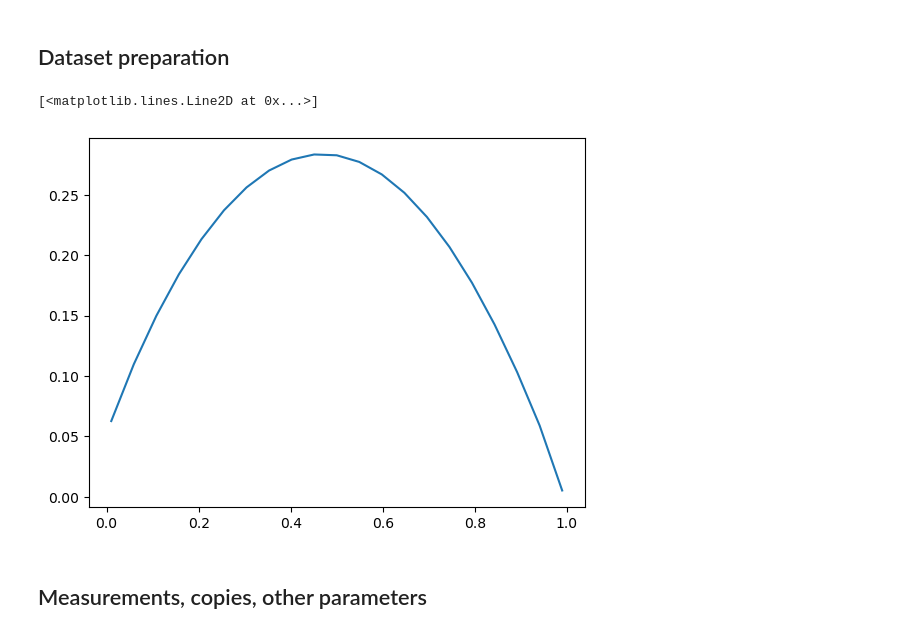
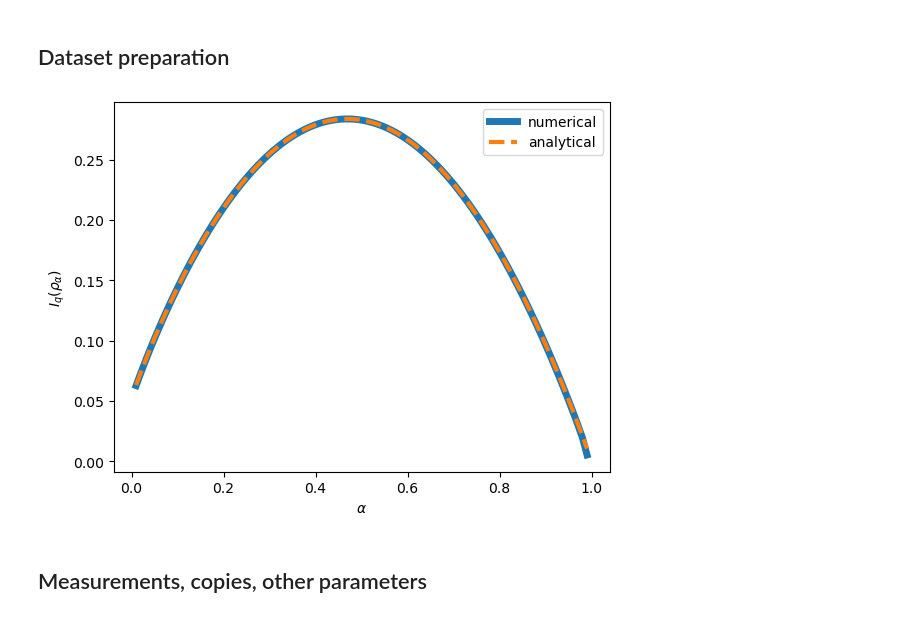
Before and after one commit to kardashin/qcnn-var, a Jupyter notebook: lin_comb-jax.ipynb, the cells around one changed output. Saved outputs shown, nothing was run; the diff lists cells and outputs as text; code cells hidden in the pictures.

```diff
--- a/lin_comb-jax.ipynb
+++ b/lin_comb-jax.ipynb
@@ -51,41 +97,46 @@ dp = 0.01
 a = 0
 b = 1
 T = 10
-V = 21
+V = 100
 
 d = 2**n_inp
 # U = unitary_group.rvs(d); U_info = "random"
 U = jnp.eye(d); U_info = "identity"
 
 ghz_p = jnp.array([1] + [0]*(d - 2) + [1])/jnp.sqrt(2); ghz_p =jnp.outer(ghz_p, ghz_p.conj())
 ghz_m = jnp.array([1] + [0]*(d - 2) + [-1])/jnp.sqrt(2); ghz_m =jnp.outer(ghz_m, ghz_m.conj())
 
 labels_train = jnp.linspace(a + eps, b - eps, T)
 dms_train = []
 dms_der_train = []
 for i in range(T):
     # dm = U@diag([p, 1 - p] + [0]*(d - 2))@U.conj().T
     dm = p*ghz_p + (1 - p)*ghz_m ; dm_info = "ghz_pm"
     dms_train.append(labels_train[i]*dm + (1 - labels_train[i])/d*jnp.eye(d))
     dms_der_train.append(dm - 1/d*jnp.eye(d))
 
 labels_test = jnp.linspace(a + eps, b - eps, V)
 dms_test = []
 dms_der_test = []
 QFIs_test = []
 for i in range(V):
     # dm = U@diag([r, 1 - r] + [0]*(d - 2))@U.conj().T
     dm = p*ghz_p + (1 - p)*ghz_m ; dm_info = "ghz_pm"
     dms_test.append(labels_test[i]*dm + (1 - labels_test[i])/d*jnp.eye(d))
     dm_m = (labels_test[i] - dp)*dm + (1 - (labels_test[i] - dp))/d*jnp.eye(d)
     dm_p = (labels_test[i] + dp)*dm + (1 - (labels_test[i] + dp))/d*jnp.eye(d)
     QFIs_test.append(2*(1 - jnp.sqrt(fidelity(dm_m, dm_p))) / dp**2 + 1e-10) # via centered differences
     dms_der_test.append(dm - 1/d*jnp.eye(d))
 
-plt.plot(labels_test, 1/jnp.array(QFIs_test))
+plt.plot(labels_test, 1/jnp.array(QFIs_test), linewidth=5, label="numerical")
+plt.plot(labels_test, 1/qfi_lincomb(labels_test, p, n_inp), linewidth=3, linestyle="--", label="analytical")
+plt.xlabel(r"$\alpha$")
+plt.ylabel(r"$I_q(\rho_\alpha)$")
+# plt.yscale("log")
+plt.legend()
+plt.show()
 # %% [output]
-[<matplotlib.lines.Line2D at 0x...>]
-[figure, old version]
+[figure, new version]
 # %% [markdown]
 ## Measurements, copies, other parameters
 # %%
```
Also changed, not shown: parts of 9 cells of this notebook, 1 other file.
